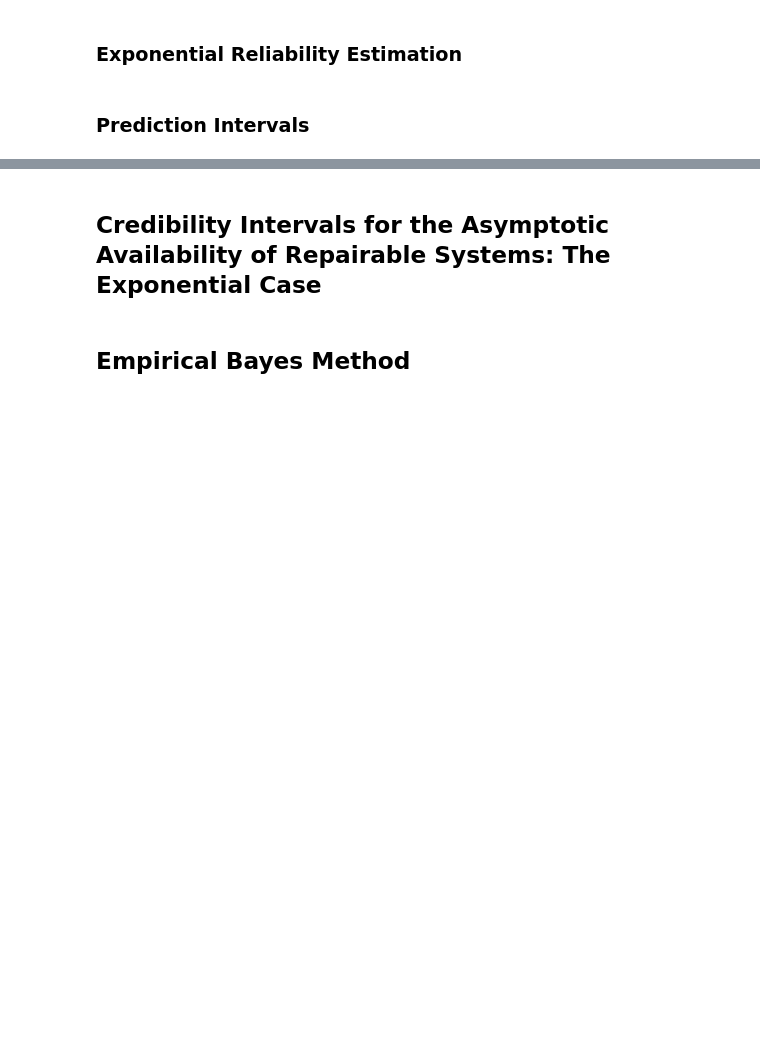
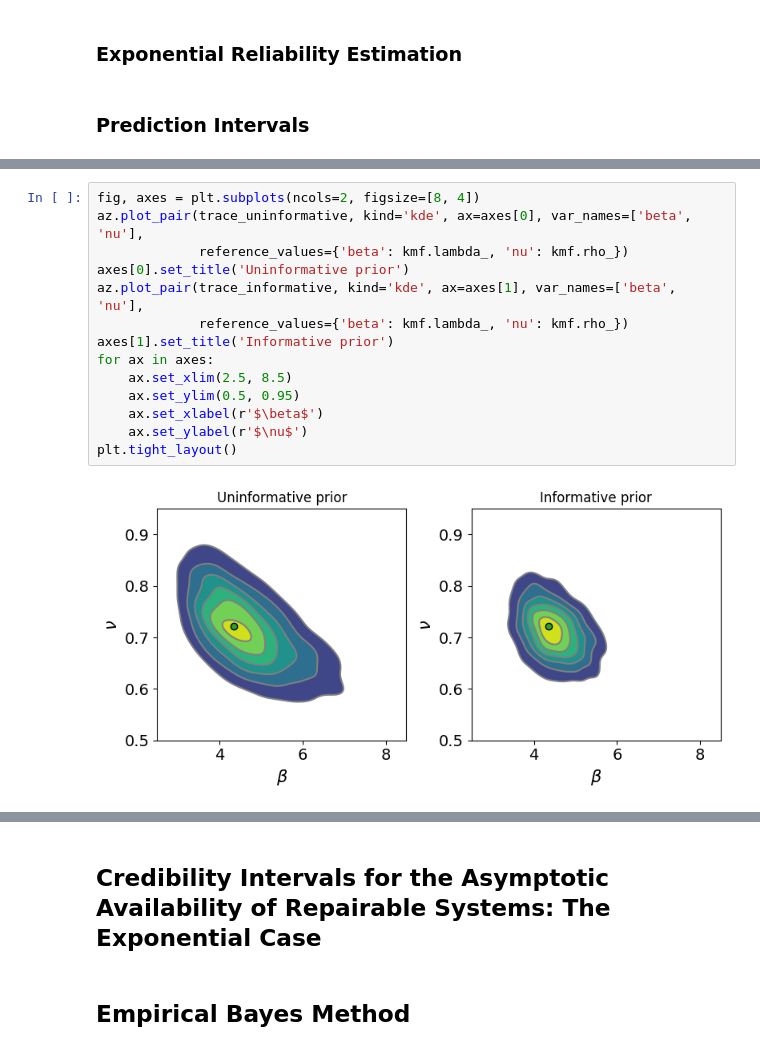
Before and after one commit to gedeck/mistat-code-solutions, a Jupyter notebook: IndustrialStatistics/notebooks/Chap010.ipynb, the cells around one changed output, grey strips where cells are left out. Saved outputs shown, nothing was run; the diff lists cells and outputs as text; blank space fills up the shorter version.

```diff
--- a/IndustrialStatistics/notebooks/Chap010.ipynb
+++ b/IndustrialStatistics/notebooks/Chap010.ipynb
@@ -87,0 +211,16 @@ Updated beta distributions:
+# %%
+fig, axes = plt.subplots(ncols=2, figsize=[8, 4])
+az.plot_pair(trace_uninformative, kind='kde', ax=axes[0], var_names=['beta', 'nu'],
+             reference_values={'beta': kmf.lambda_, 'nu': kmf.rho_})
+axes[0].set_title('Uninformative prior')
+az.plot_pair(trace_informative, kind='kde', ax=axes[1], var_names=['beta', 'nu'],
+             reference_values={'beta': kmf.lambda_, 'nu': kmf.rho_})
+axes[1].set_title('Informative prior')
+for ax in axes:
+    ax.set_xlim(2.5, 8.5)
+    ax.set_ylim(0.5, 0.95)
+    ax.set_xlabel(r'$\beta$')
+    ax.set_ylabel(r'$\nu$')
+plt.tight_layout()
+# %% [output]
+[figure, added]
```
Also changed, not shown: parts of 22 cells of this notebook, 36 other files.
